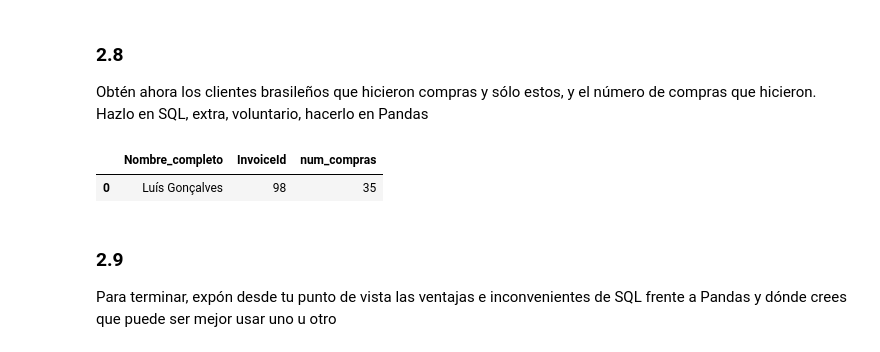
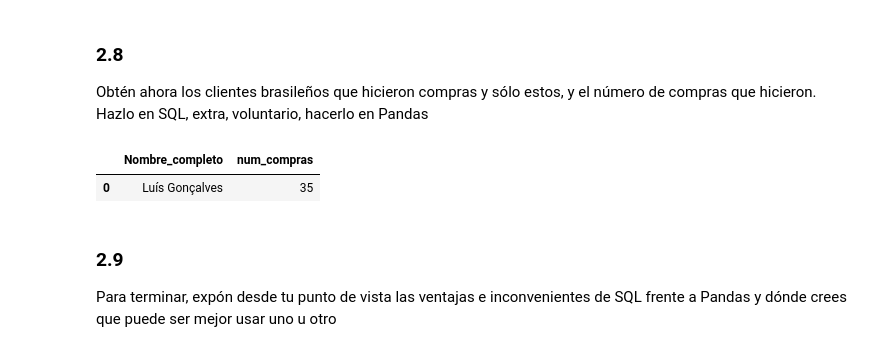
Before and after one commit to ANG112/ONLINE_DS_THEBRIDGE_ALFONSO_NIETO, a Jupyter notebook: 03_Analisis_de_Datos/Sprint_06/Unidad_01/Practica_Obligatoria/18_Practica_Obligatoria_SQL.ipynb, the cells around one changed output. Cells and saved outputs as stored; diff of their text form; code cells hidden in the pictures.

```diff
--- a/03_Analisis_de_Datos/Sprint_06/Unidad_01/Practica_Obligatoria/18_Practica_Obligatoria_SQL.ipynb
+++ b/03_Analisis_de_Datos/Sprint_06/Unidad_01/Practica_Obligatoria/18_Practica_Obligatoria_SQL.ipynb
@@ -559,19 +558,19 @@ Obtén ahora los clientes brasileños que hicieron compras y sólo estos, y el n
 # %%
 #SQL
 query = '''
-SELECT b.FirstName || " " || b.LastName AS Nombre_completo, a.invoiceid, COUNT(*) as num_compras
+SELECT b.FirstName || " " || b.LastName AS Nombre_completo, COUNT(LastName) as num_compras
 FROM invoices as a
-LEFT JOIN customers as b
+INNER JOIN customers as b
 ON a.customerid = b.customerid
 WHERE b.country = "Brazil"
-ORDER BY num_compras DESC
+ORDER BY num_compras
 
 '''
 
 sql_query(query)
 # %% [output]
-|  | Nombre_completo | InvoiceId | num_compras |
-| 0 | Luís Gonçalves | 98 | 35 |
+|  | Nombre_completo | num_compras |
+| 0 | Luís Gonçalves | 35 |
 # %% [markdown]
 ### 2.9
 
```
Also changed, not shown: parts of 3 cells of this notebook.
